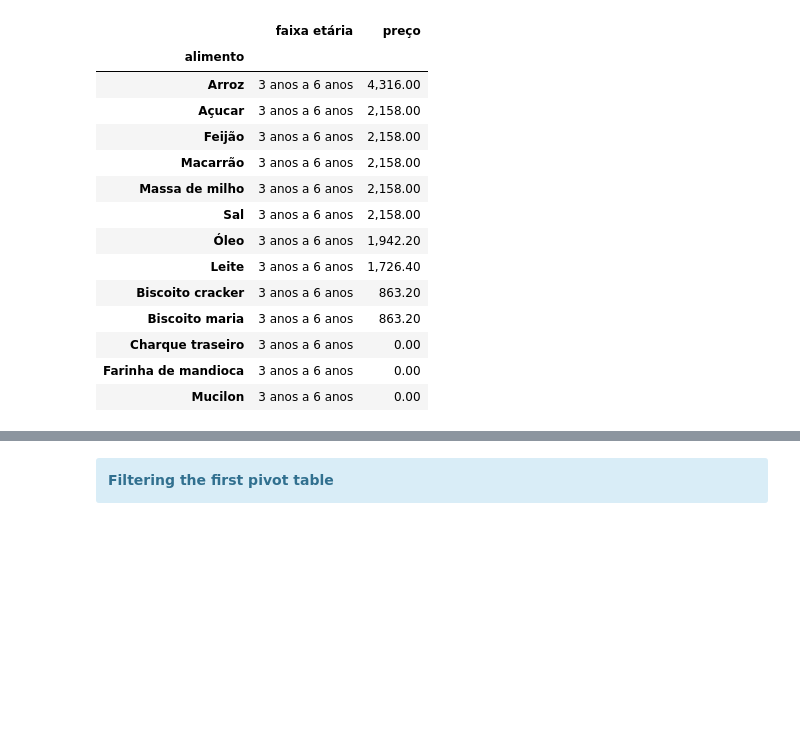
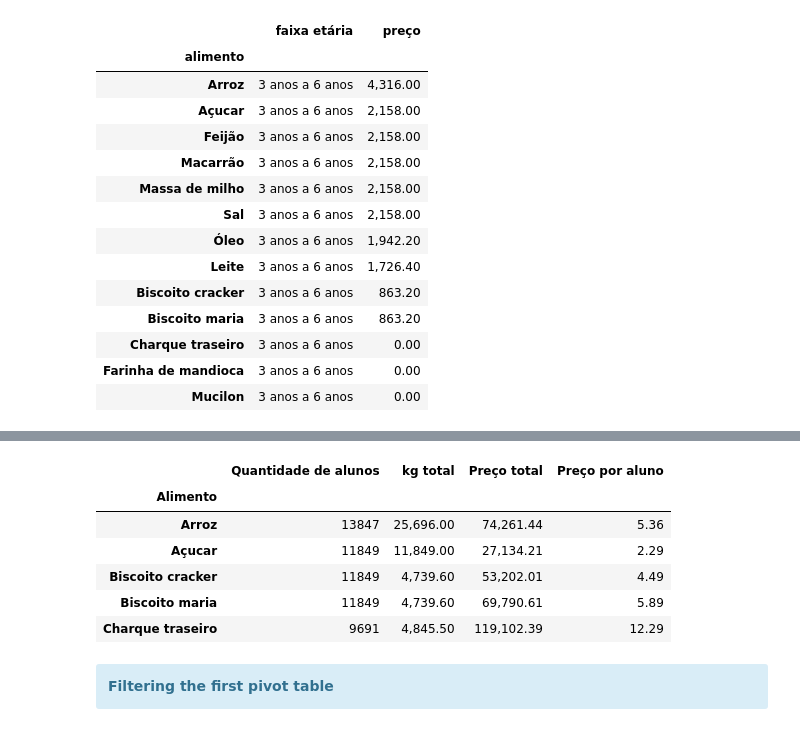
Before and after one commit to Empanator/Cestas_por_grupo, a Jupyter notebook: Cestas por grupo.ipynb, the cells around one changed output, grey strips where cells are left out. Saved outputs shown, nothing was run; the diff lists cells and outputs as text; code cells hidden in the pictures; blank space fills up the shorter version.

```diff
--- a/Cestas por grupo.ipynb
+++ b/Cestas por grupo.ipynb
@@ -165,3 +205,18 @@ df1.head()
+# %%
+# Using a math command removes object variables if not assign first
+df1 = df.groupby(['Alimento']).sum()
+df1.drop(columns = ['Quantidade/aluno', 'kg/unidade', 'Preço/unidade',
+                    'kg/aluno', 'Preço/aluno'], inplace = True)
+df1['Preço por aluno'] = df1['Preço total']/df1['Quantidade de alunos']
+df1.head()
+# %% [output]
+|  | Quantidade de alunos | kg total | Preço total | Preço por aluno |
+| Alimento |  |  |  |  |
+| Arroz | 13847 | 25,696.00 | 74,261.44 | 5.36 |
+| Açucar | 11849 | 11,849.00 | 27,134.21 | 2.29 |
+| Biscoito cracker | 11849 | 4,739.60 | 53,202.01 | 4.49 |
+| Biscoito maria | 11849 | 4,739.60 | 69,790.61 | 5.89 |
+| Charque traseiro | 9691 | 4,845.50 | 119,102.39 | 12.29 |
 # %% [markdown]
 <div class="alert alert-block alert-info">
 <b>Filtering the first pivot table</b>
```
Also changed, not shown: parts of 4 cells of this notebook.
